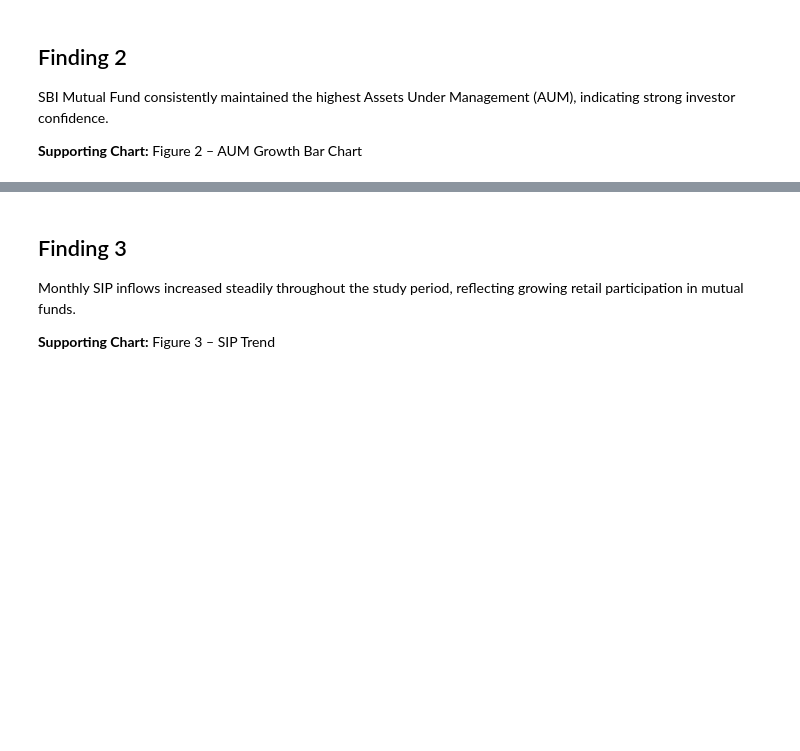
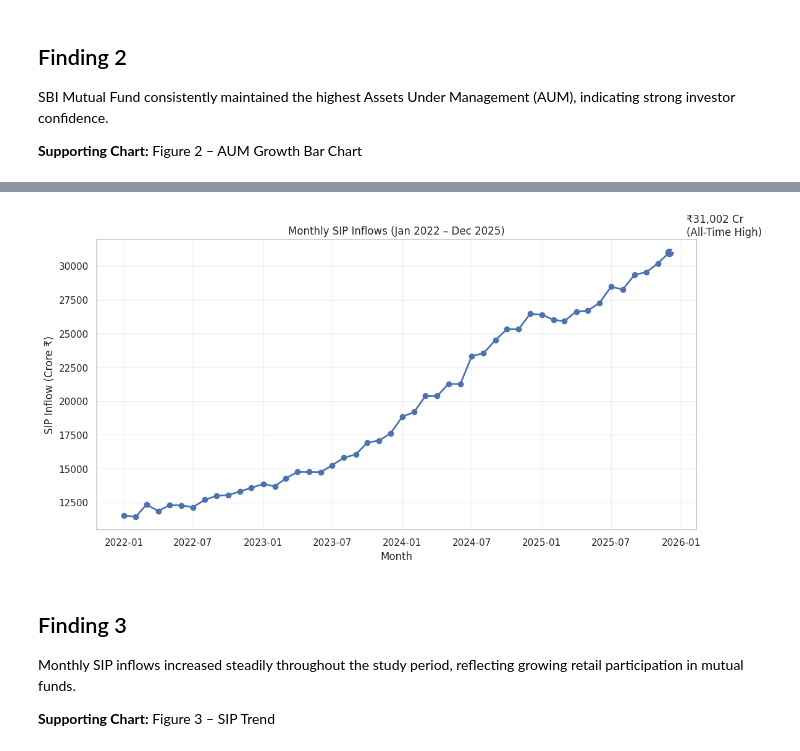
Before and after one commit to sirichandanaa-arch/mutual-fund-analysis, a Jupyter notebook: notebooks/EDA_Analysis.ipynb, the cells around one changed output, grey strips where cells are left out. Drawn from its saved outputs; the diff is of its cells as text; code cells hidden in the pictures; blank space fills up the shorter version.

```diff
--- a/notebooks/EDA_Analysis.ipynb
+++ b/notebooks/EDA_Analysis.ipynb
@@ -177,3 +145,45 @@ fig.show()
+# %%
+import matplotlib.pyplot as plt
+
+sip["month"] = pd.to_datetime(sip["month"])
+
+plt.figure(figsize=(12,6))
+
+plt.plot(
+    sip["month"],
+    sip["sip_inflow_crore"],
+    linewidth=2,
+    marker="o"
+)
+
+# Highlight highest point
+max_row = sip.loc[sip["sip_inflow_crore"].idxmax()]
+
+plt.scatter(
+    max_row["month"],
+    max_row["sip_inflow_crore"],
+    s=80
+)
+
+plt.annotate(
+    f"₹{max_row['sip_inflow_crore']:,} Cr\n(All-Time High)",
+    xy=(max_row["month"], max_row["sip_inflow_crore"]),
+    xytext=(20,20),
+    textcoords="offset points",
+    arrowprops=dict(arrowstyle="->")
+)
+
+plt.title("Monthly SIP Inflows (Jan 2022 – Dec 2025)")
+plt.xlabel("Month")
+plt.ylabel("SIP Inflow (Crore ₹)")
+
+plt.grid(alpha=0.3)
+
+plt.tight_layout()
+plt.savefig("03_SIP_Trend.png", dpi=300)
+plt.show()
+# %% [output]
+[figure, added]
 # %% [markdown]
 ## Finding 3
 
```
Also changed, not shown: parts of 3 cells of this notebook, 4 other files.
